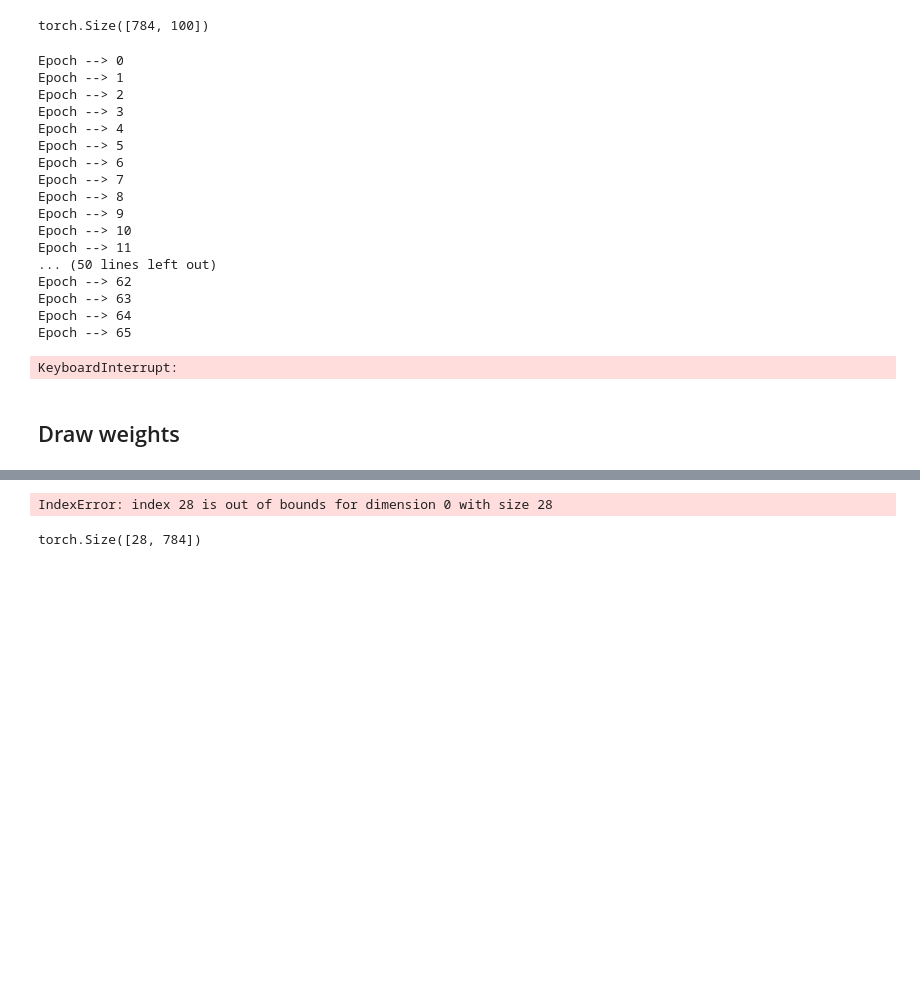
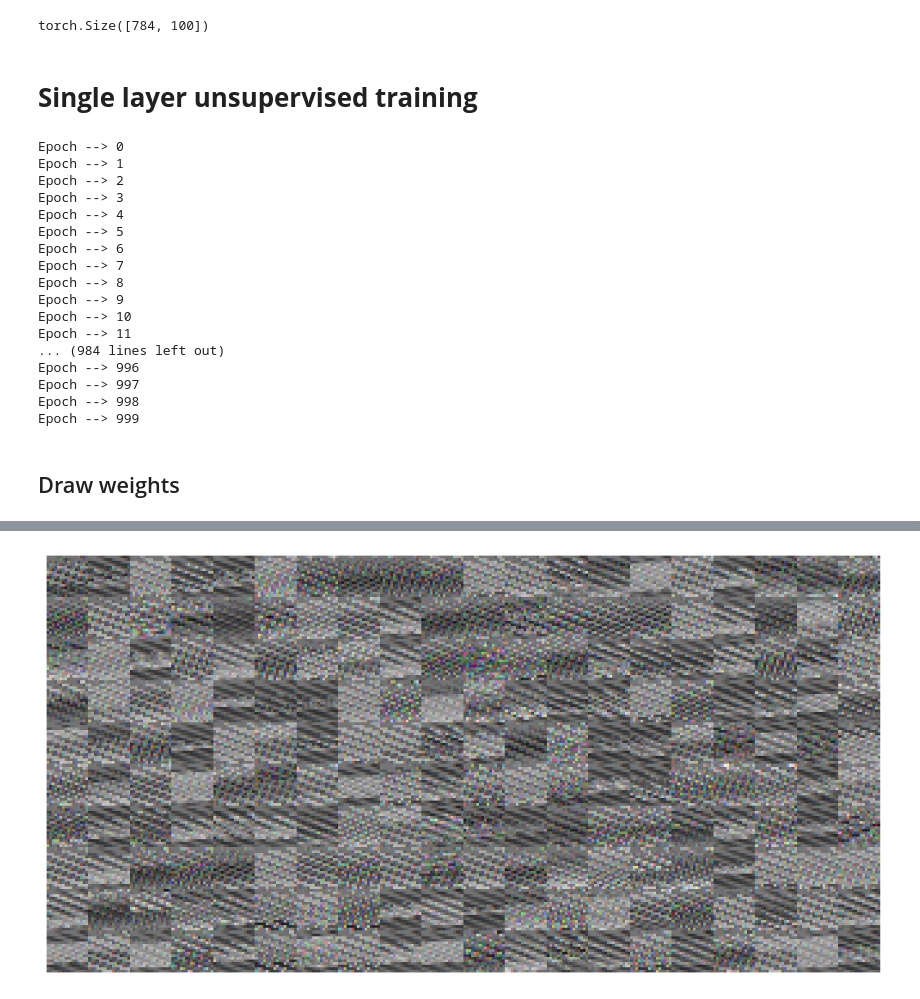
Before and after one commit to isottongloria/PMLS-Bio-Learning, a Jupyter notebook: scripts/multilayer_bio_learning.ipynb, the cells around one changed output, grey strips where cells are left out. Drawn from its saved outputs; the diff is of its cells as text; code cells hidden in the pictures; blank space fills up the shorter version.

```diff
--- a/scripts/multilayer_bio_learning.ipynb
+++ b/scripts/multilayer_bio_learning.ipynb
@@ -132,8 +132,10 @@ mini_batch = shuffled_epoch_data[i:i + batch_size, :].to(device)
  mini_batch.shape
 # %% [output]
 torch.Size([784, 100])
+# %% [markdown]
+# **Single layer unsupervised training**
 # %%
-def unsupervised_bio_learning(train_dataset, n_hidden=28, n_epochs=500, batch_size=100,
+def unsupervised_bio_learning(train_dataset, initial_synapses, n_hidden=28, n_epochs=500, batch_size=100,
                               learning_rate=0.01, precision=0.1,
                               anti_hebbian_learning_strength=0.3,
                               lebesgue_norm=2, rank=5, skip=1):
@@ -160,6 +162,9 @@ def unsupervised_bio_learning(train_dataset, n_hidden=28, n_epochs=500, batch_si
 
     # Initialize synapse weights
     synapses = torch.rand((n_hidden, n_input), dtype=torch.float, device=device)
+
+    if initial_synapses is not None:
+        synapses = initial_synapses.to(device)
 
     # Loop over epochs
     for epoch in range(n_epochs):
@@ -209,10 +214,10 @@ def unsupervised_bio_learning(train_dataset, n_hidden=28, n_epochs=500, batch_si
 
     return synapses
 # %%
-synapses = unsupervised_bio_learning(train_dataset, n_hidden=2000, n_epochs=500, batch_size=100,
+synapses = unsupervised_bio_learning(train_dataset,initial_synapses=None, n_hidden=2000, n_epochs=1000, batch_size=100,
                               learning_rate=0.01, precision=0.1,
                               anti_hebbian_learning_strength=0.3,
-                              lebesgue_norm=2, rank=5, skip=1)
+                              lebesgue_norm=2, rank=2, skip=1)
 # %% [output]
 Epoch --> 0
 Epoch --> 1
@@ -226,12 +231,11 @@ Epoch --> 8
 Epoch --> 9
 Epoch --> 10
 Epoch --> 11
-... (50 lines left out)
-Epoch --> 62
-Epoch --> 63
-Epoch --> 64
-Epoch --> 65
+... (984 lines left out)
+Epoch --> 996
+Epoch --> 997
+Epoch --> 998
+Epoch --> 999
-KeyboardInterrupt:
 # %% [markdown]
 ## Draw weights
 # %%
@@ -260,8 +264,7 @@ def draw_weights(synapses, Kx, Ky, ax=None):
     fig.canvas.draw()
 
 # %matplotlib inline
-%matplotlib notebook
 fig=plt.figure(figsize=(10, 7))
-draw_weights(synapses.to('cpu'), 20, 20)
+draw_weights(synapses, 20, 10) # .to('cpu')
 plt.tight_layout()
 # %% [output]
@@ -270,5 +271 @@ plt.tight_layout()
-IndexError: index 28 is out of bounds for dimension 0 with size 28
+[figure, added]
-# %%
-synapses.shape
-# %% [output]
-torch.Size([28, 784])
```
Also changed, not shown: parts of 6 cells of this notebook.
